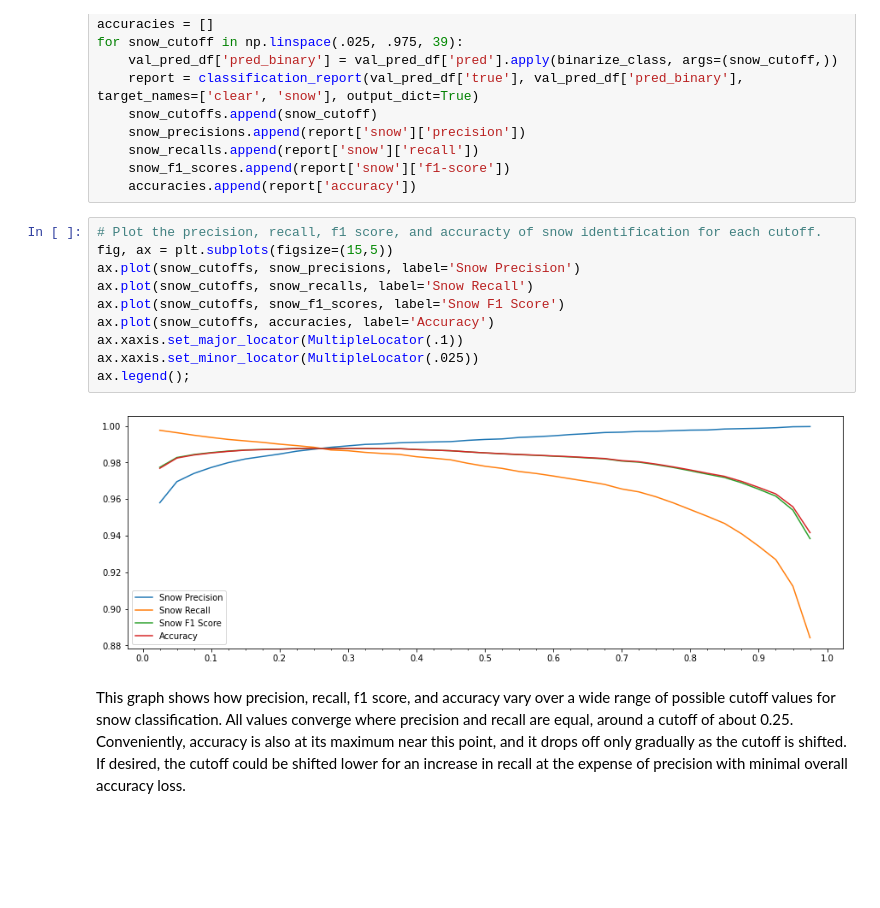
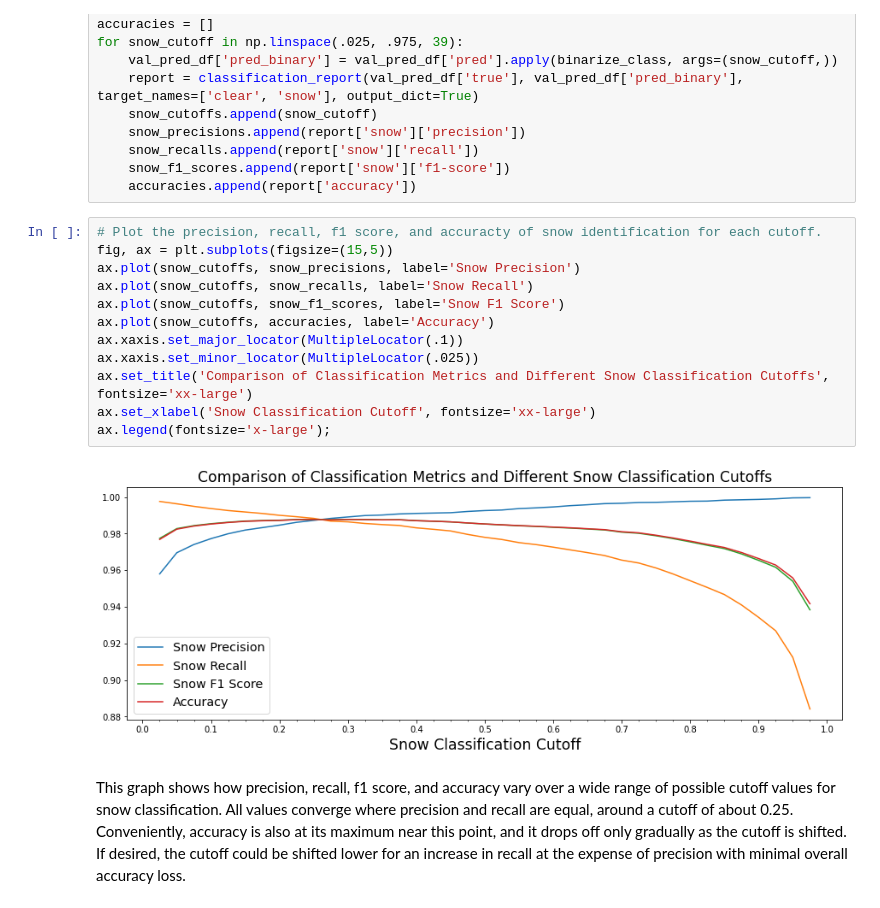
Before and after one commit to MarkCHarris/ga-capstone-snow-vision, a Jupyter notebook: code/part2_snowdetect_modeltuning.ipynb, the cells around one changed output. Saved outputs shown, nothing was run; the diff lists cells and outputs as text; blank space fills up the shorter version.

Commit message:
touched up captions and some visuals on graphs, and started new code notebook to make presentation visuals

```diff
--- a/code/part2_snowdetect_modeltuning.ipynb
+++ b/code/part2_snowdetect_modeltuning.ipynb
@@ -362,15 +362,17 @@ for snow_cutoff in np.linspace(.025, .975, 39):
 # %%
 # Plot the precision, recall, f1 score, and accuracty of snow identification for each cutoff.
 fig, ax = plt.subplots(figsize=(15,5))
 ax.plot(snow_cutoffs, snow_precisions, label='Snow Precision')
 ax.plot(snow_cutoffs, snow_recalls, label='Snow Recall')
 ax.plot(snow_cutoffs, snow_f1_scores, label='Snow F1 Score')
 ax.plot(snow_cutoffs, accuracies, label='Accuracy')
 ax.xaxis.set_major_locator(MultipleLocator(.1))
 ax.xaxis.set_minor_locator(MultipleLocator(.025))
-ax.legend();
+ax.set_title('Comparison of Classification Metrics and Different Snow Classification Cutoffs', fontsize='xx-large')
+ax.set_xlabel('Snow Classification Cutoff', fontsize='xx-large')
+ax.legend(fontsize='x-large');
 # %% [output]
-[figure, old version]
+[figure, new version]
 # %% [markdown]
 This graph shows how precision, recall, f1 score, and accuracy vary over a wide range of possible cutoff values for snow classification.  All values converge where precision and recall are equal, around a cutoff of about 0.25.  Conveniently, accuracy is also at its maximum near this point, and it drops off only gradually as the cutoff is shifted.  If desired, the cutoff could be shifted lower for an increase in recall at the expense of precision with minimal overall accuracy loss.
 # %%
```
Also changed, not shown: parts of 2 cells of this notebook, 2 other files.
